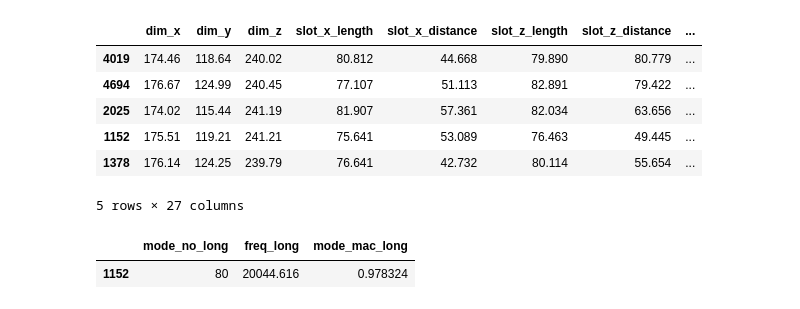
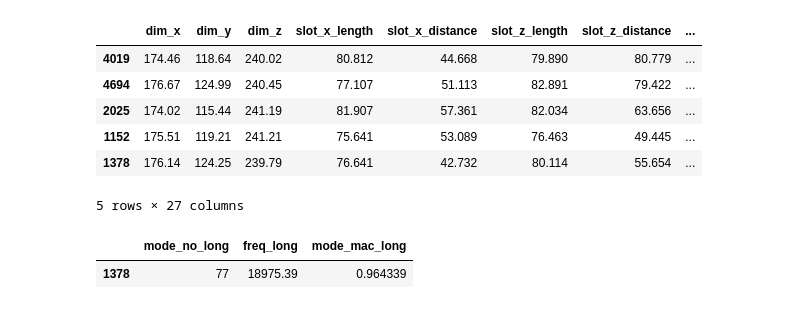
Before and after one commit to francoisbrouet/sep24_cds_int_us-welding, a Jupyter notebook: notebooks/7-optimization.ipynb, the cells around one changed output. Drawn from its saved outputs; the diff is of its cells as text; code cells hidden in the pictures.

```diff
--- a/notebooks/7-optimization.ipynb
+++ b/notebooks/7-optimization.ipynb
@@ -834,12 +843,12 @@ X_test.head()
 | 1378 | 176.14 | 124.25 | 239.79 | 76.641 | 42.732 | 80.114 | 55.654 | ... |
 5 rows × 27 columns
 # %%
-id_test = 1152
-mode_no_long = 80
+id_test = 1378
+mode_no_long = 77
 df_params.loc[[id_test], ['mode_no_long', 'freq_long', 'mode_mac_long']]
 # %% [output]
 |  | mode_no_long | freq_long | mode_mac_long |
-| 1152 | 80 | 20044.616 | 0.978324 |
+| 1378 | 77 | 18975.39 | 0.964339 |
 # %%
 lst_modes = ['freq_' + str(x) for x in range(mode_no_long-5, mode_no_long+6)]
 display(X_test.loc[[id_test]])
```
Also changed, not shown: parts of 6 cells of this notebook, 2 other files.
